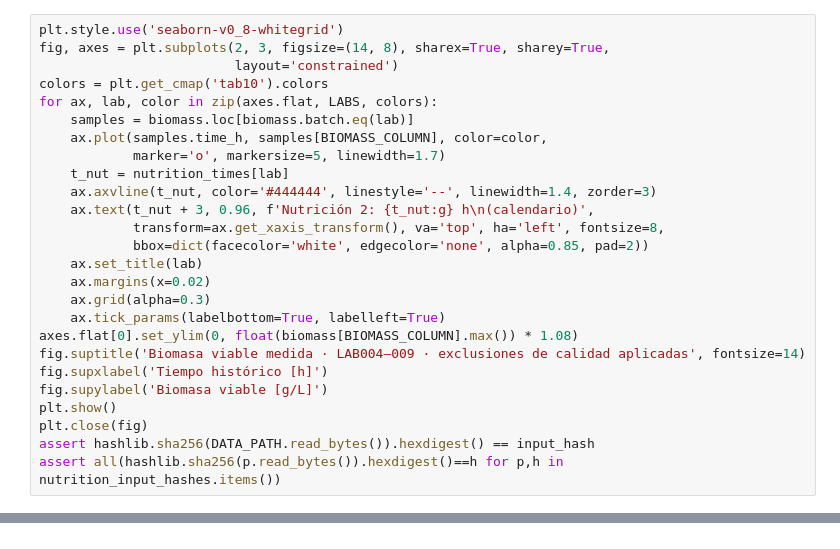
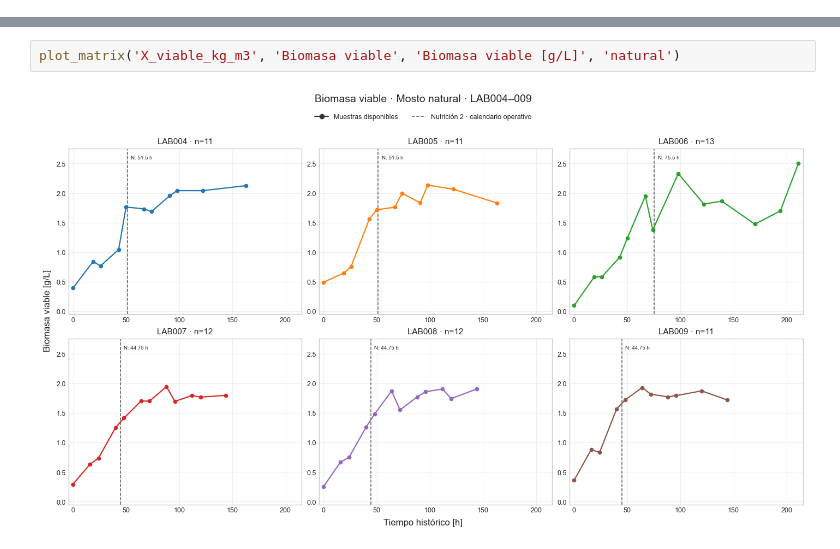
Before and after one commit to crodv/fermentation-model, a Jupyter notebook: fermentation_model/laboratory_2026/notebooks/calibration/preparing_data.executed.ipynb, the cells around one changed output, grey strips where cells are left out. Cells and saved outputs as stored; diff of their text form.

```diff
--- a/fermentation_model/laboratory_2026/notebooks/calibration/preparing_data.executed.ipynb
+++ b/fermentation_model/laboratory_2026/notebooks/calibration/preparing_data.executed.ipynb
@@ -114,26 +187,0 @@ Muestras por LAB: {'LAB004': 11, 'LAB005': 11, 'LAB006': 13, 'LAB007': 12, 'LAB0
-# %%
-plt.style.use('seaborn-v0_8-whitegrid')
-fig, axes = plt.subplots(2, 3, figsize=(14, 8), sharex=True, sharey=True,
-                         layout='constrained')
-colors = plt.get_cmap('tab10').colors
-for ax, lab, color in zip(axes.flat, LABS, colors):
-    samples = biomass.loc[biomass.batch.eq(lab)]
-    ax.plot(samples.time_h, samples[BIOMASS_COLUMN], color=color,
-            marker='o', markersize=5, linewidth=1.7)
-    t_nut = nutrition_times[lab]
-    ax.axvline(t_nut, color='#444444', linestyle='--', linewidth=1.4, zorder=3)
-    ax.text(t_nut + 3, 0.96, f'Nutrición 2: {t_nut:g} h\n(calendario)',
-            transform=ax.get_xaxis_transform(), va='top', ha='left', fontsize=8,
-            bbox=dict(facecolor='white', edgecolor='none', alpha=0.85, pad=2))
-    ax.set_title(lab)
-    ax.margins(x=0.02)
-    ax.grid(alpha=0.3)
-    ax.tick_params(labelbottom=True, labelleft=True)
-axes.flat[0].set_ylim(0, float(biomass[BIOMASS_COLUMN].max()) * 1.08)
-fig.suptitle('Biomasa viable medida · LAB004–009 · exclusiones de calidad aplicadas', fontsize=14)
-fig.supxlabel('Tiempo histórico [h]')
-fig.supylabel('Biomasa viable [g/L]')
-plt.show()
-plt.close(fig)
-assert hashlib.sha256(DATA_PATH.read_bytes()).hexdigest() == input_hash
-assert all(hashlib.sha256(p.read_bytes()).hexdigest()==h for p,h in nutrition_input_hashes.items())
@@ -141,0 +300,4 @@ assert all(hashlib.sha256(p.read_bytes()).hexdigest()==h for p,h in nutrition_in
+# %%
+plot_matrix('X_viable_kg_m3', 'Biomasa viable', 'Biomasa viable [g/L]', 'natural')
+# %% [output]
+[figure, added]
```
Also changed, not shown: parts of 27 cells of this notebook, 2 other files.
